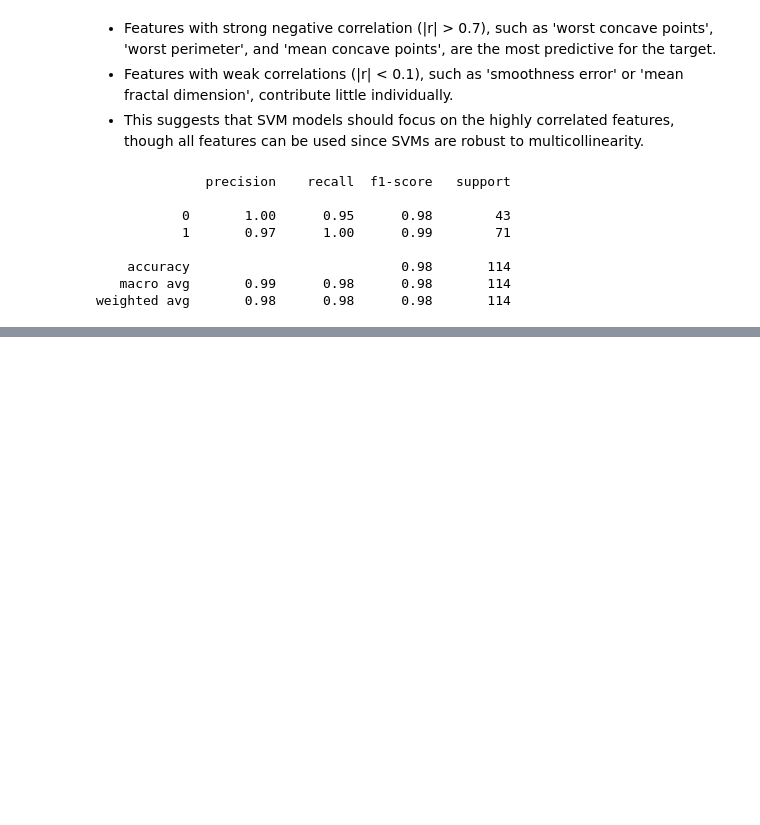
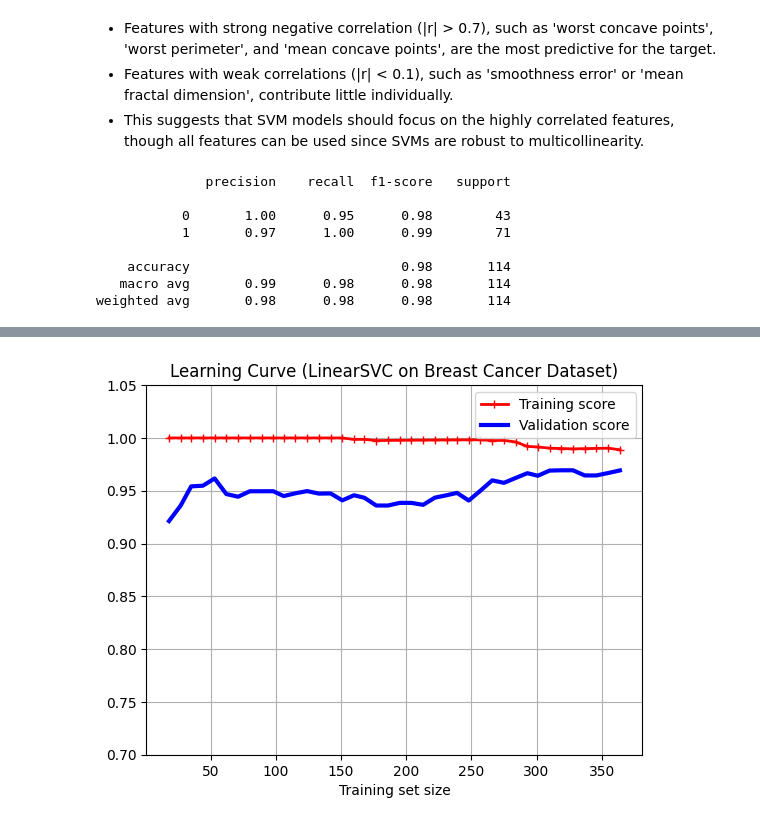
Before and after one commit to TobiSchl2010/breast_cancer_diagnosis_svm, a Jupyter notebook: notebooks/01_exploration.ipynb, the cells around one changed output, grey strips where cells are left out. Cells and saved outputs as stored; diff of their text form; code cells hidden in the pictures; blank space fills up the shorter version.

```diff
--- a/notebooks/01_exploration.ipynb
+++ b/notebooks/01_exploration.ipynb
@@ -346,0 +397,9 @@ weighted avg       0.98      0.98      0.98       114
+# %%
+from sklearn.preprocessing import StandardScaler
+from sklearn.pipeline import make_pipeline
+from sklearn.svm import LinearSVC
+
+model = make_pipeline(
+    StandardScaler(),
+    LinearSVC(max_iter=20000, random_state=42)
+)
@@ -346,0 +412,9 @@ weighted avg       0.98      0.98      0.98       114
+# %%
+import sys
+sys.path.append("..")
+
+from src.utils.visualize import learning_curve_plot
+
+learning_curve_plot(model, X_train, y_train)
+# %% [output]
+[figure, added]
```
Also changed, not shown: parts of 15 cells of this notebook, 5 other files.
